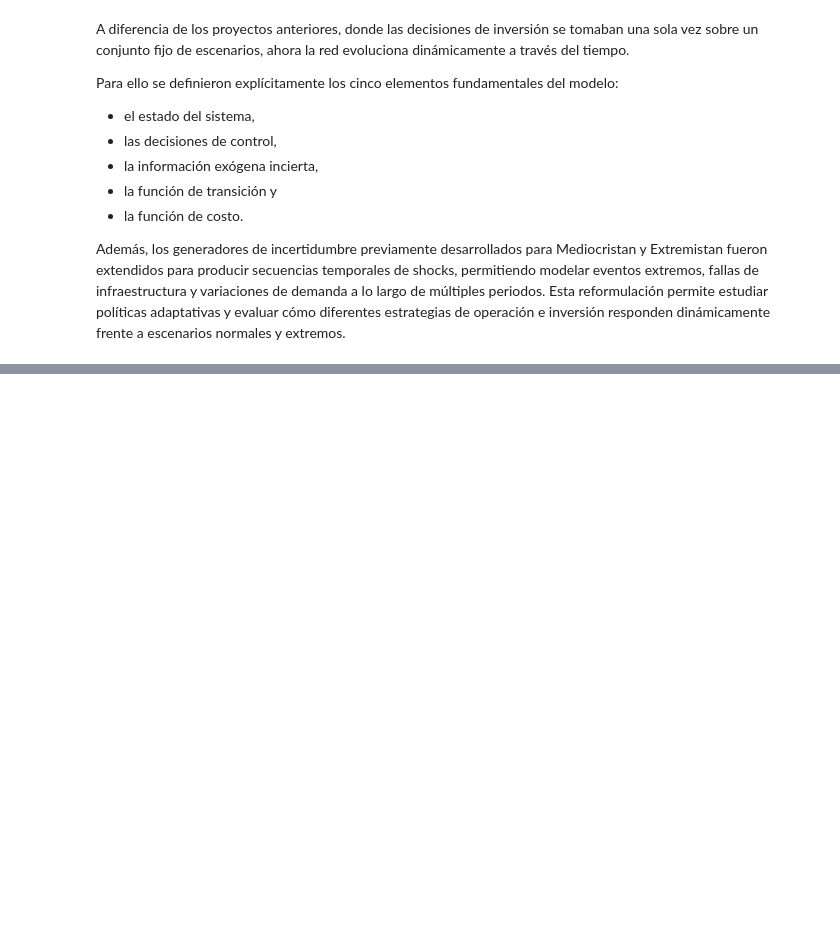
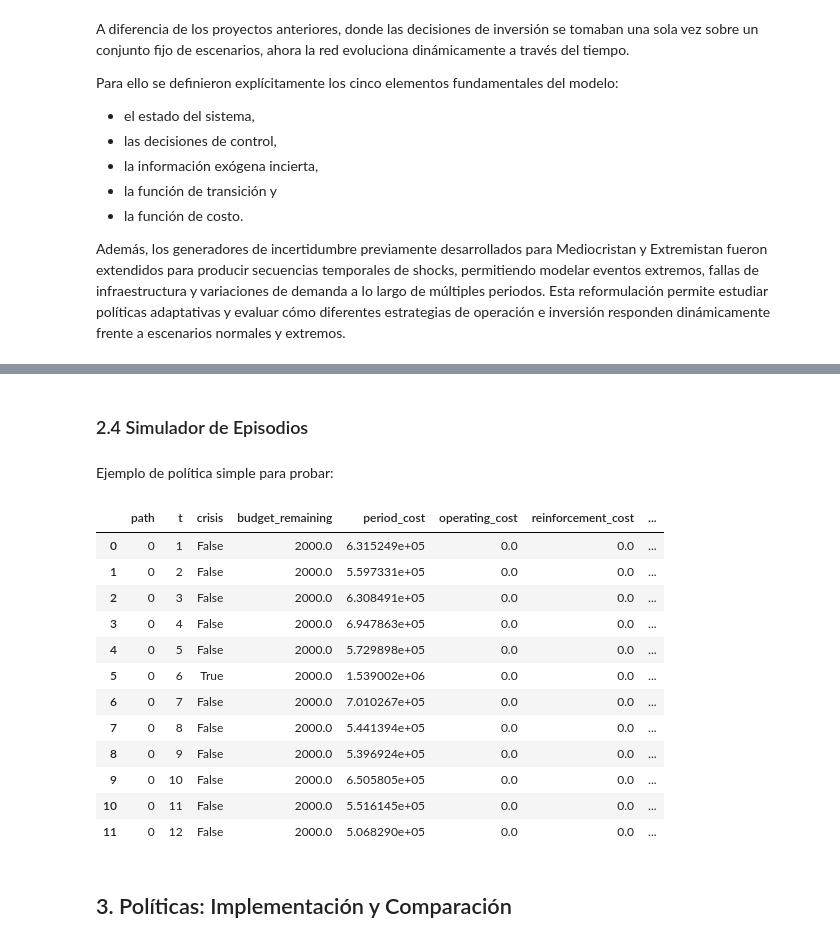
Before and after one commit to sofisacmu/obi_proyecto1, a Jupyter notebook: Entrega 3/modelo.ipynb, the cells around one changed output, grey strips where cells are left out. Saved outputs shown, nothing was run; the diff lists cells and outputs as text; code cells hidden in the pictures; blank space fills up the shorter version.

```diff
--- a/Entrega 3/modelo.ipynb
+++ b/Entrega 3/modelo.ipynb
@@ -242,0 +760,2 @@ Además, los generadores de incertidumbre previamente desarrollados para Mediocr
+# %% [markdown]
+### 2.4 Simulador de Episodios
@@ -242,0 +858,55 @@ Además, los generadores de incertidumbre previamente desarrollados para Mediocr
+# %% [markdown]
+Ejemplo de política simple para probar:
+# %%
+def no_action_policy(state, W, nodes, edges, H_e, params=None):
+    """
+    Política base:
+    - no refuerza
+    - no repara
+    - no envía flujo
+    - no despacha generación
+    """
+
+    return {
+        "reinforce": {int(e): 0 for e in edges["e_id"]},
+        "repair": {int(e): 0 for e in edges["e_id"]},
+        "flow": {int(e): 0.0 for e in edges["e_id"]},
+        "generation_dispatch": {
+            int(i): 0.0 for i in nodes["node"]
+        }
+    }
+# %%
+H_e = {int(e): 50.0 for e in edges["e_id"]}
+
+episode_df = run_episode(
+    policy_fn=no_action_policy,
+    path=0,
+    T=12,
+    nodes=nodes,
+    edges=edges,
+    dfD_dyn=dfD_dyn,
+    dfU_dyn=dfU_dyn,
+    dfc_dyn=dfc_dyn,
+    dfG_dyn=dfG_dyn,
+    df_info_dyn=df_info_dyn,
+    H_e=H_e,
+    budget=2000.0
+)
+
+episode_df
+# %% [output]
+|  | path | t | crisis | budget_remaining | period_cost | operating_cost | reinforcement_cost | ... |
+| 0 | 0 | 1 | False | 2000.0 | 6.315249e+05 | 0.0 | 0.0 | ... |
+| 1 | 0 | 2 | False | 2000.0 | 5.597331e+05 | 0.0 | 0.0 | ... |
+| 2 | 0 | 3 | False | 2000.0 | 6.308491e+05 | 0.0 | 0.0 | ... |
+| 3 | 0 | 4 | False | 2000.0 | 6.947863e+05 | 0.0 | 0.0 | ... |
+| 4 | 0 | 5 | False | 2000.0 | 5.729898e+05 | 0.0 | 0.0 | ... |
+| 5 | 0 | 6 | True | 2000.0 | 1.539002e+06 | 0.0 | 0.0 | ... |
+| 6 | 0 | 7 | False | 2000.0 | 7.010267e+05 | 0.0 | 0.0 | ... |
+| 7 | 0 | 8 | False | 2000.0 | 5.441394e+05 | 0.0 | 0.0 | ... |
+| 8 | 0 | 9 | False | 2000.0 | 5.396924e+05 | 0.0 | 0.0 | ... |
+| 9 | 0 | 10 | False | 2000.0 | 6.505805e+05 | 0.0 | 0.0 | ... |
+| 10 | 0 | 11 | False | 2000.0 | 5.516145e+05 | 0.0 | 0.0 | ... |
+| 11 | 0 | 12 | False | 2000.0 | 5.068290e+05 | 0.0 | 0.0 | ... |
+# %% [markdown]
+## 3. Políticas: Implementación y Comparación
```
Also changed, not shown: parts of 13 cells of this notebook, 1 other file.
